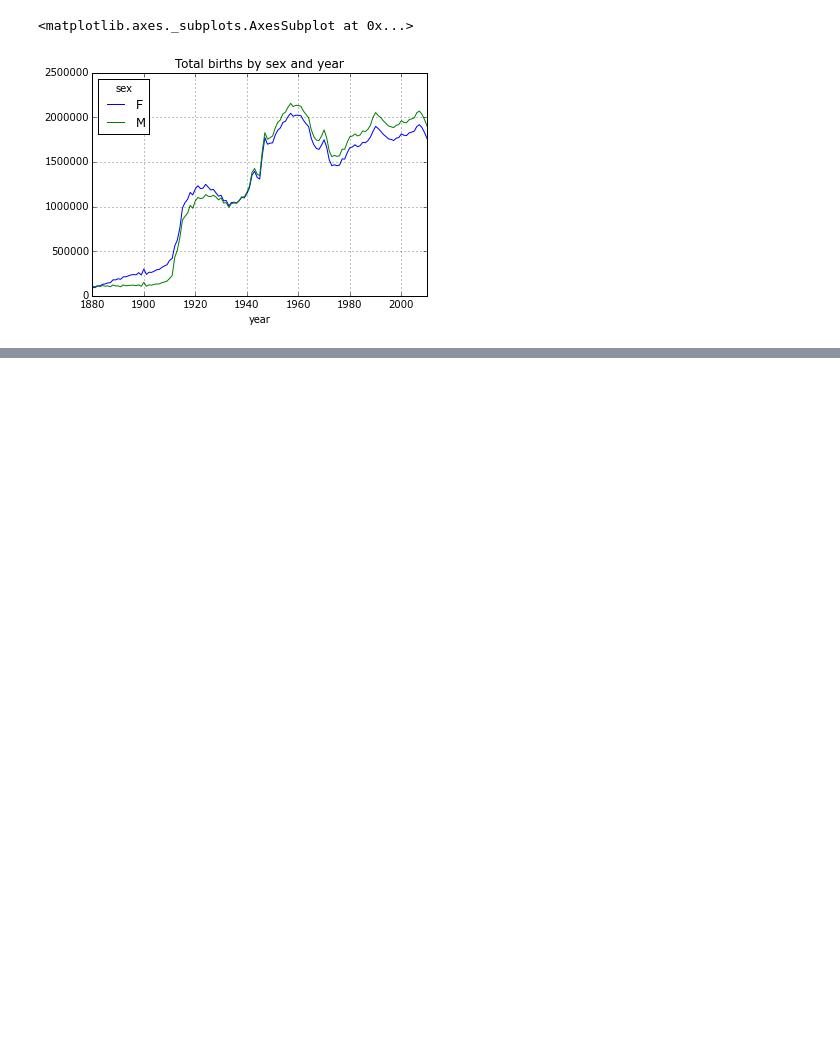
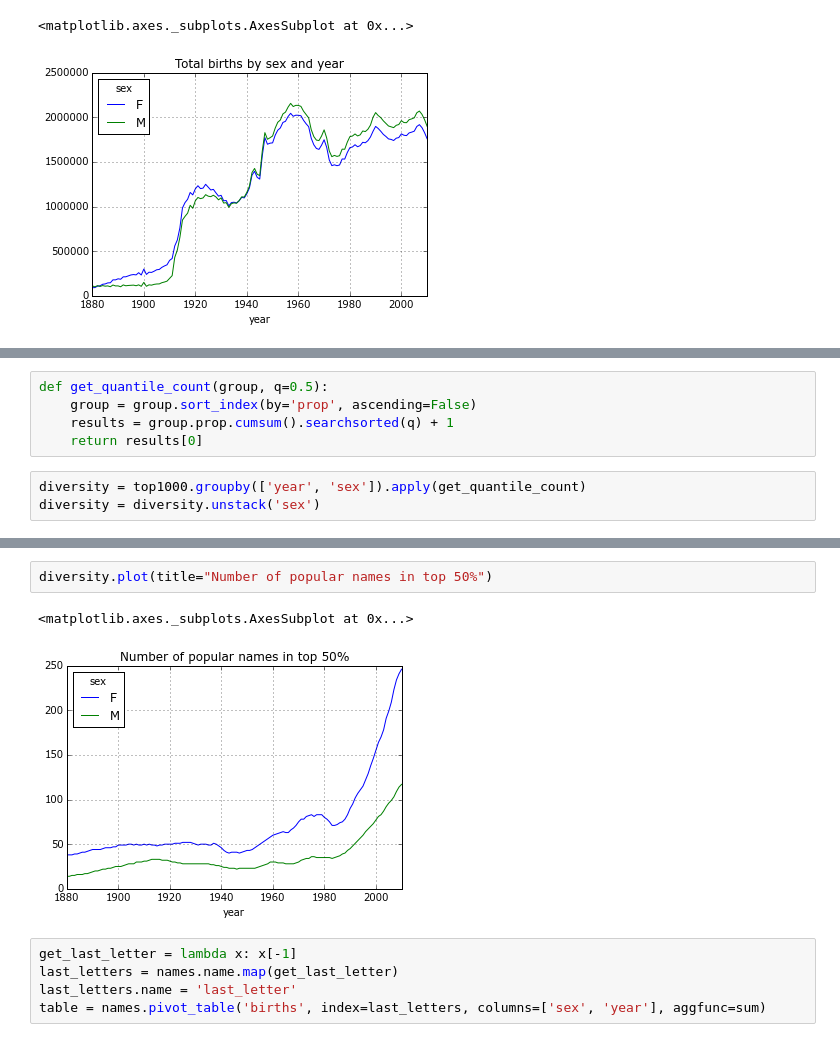
Before and after one commit to RCFans/python-data-learn, a Jupyter notebook: Python for Data Analytics - 03 US Baby Names.ipynb, the cells around one changed output, grey strips where cells are left out. Saved outputs shown, nothing was run; the diff lists cells and outputs as text; blank space fills up the shorter version.

```diff
--- a/Python for Data Analytics - 03 US Baby Names.ipynb
+++ b/Python for Data Analytics - 03 US Baby Names.ipynb
@@ -58,0 +171,8 @@ total_births.plot(title='Total births by sex and year')
+# %%
+def get_quantile_count(group, q=0.5):
+    group = group.sort_index(by='prop', ascending=False)
+    results = group.prop.cumsum().searchsorted(q) + 1
+    return results[0]
+# %%
+diversity = top1000.groupby(['year', 'sex']).apply(get_quantile_count)
+diversity = diversity.unstack('sex')
@@ -58,0 +189,10 @@ total_births.plot(title='Total births by sex and year')
+# %%
+diversity.plot(title="Number of popular names in top 50%")
+# %% [output]
+<matplotlib.axes._subplots.AxesSubplot at 0x...>
+[figure, added]
+# %%
+get_last_letter = lambda x: x[-1]
+last_letters = names.name.map(get_last_letter)
+last_letters.name = 'last_letter'
+table = names.pivot_table('births', index=last_letters, columns=['sex', 'year'], aggfunc=sum)
```
Also changed, not shown: parts of 31 cells of this notebook.
